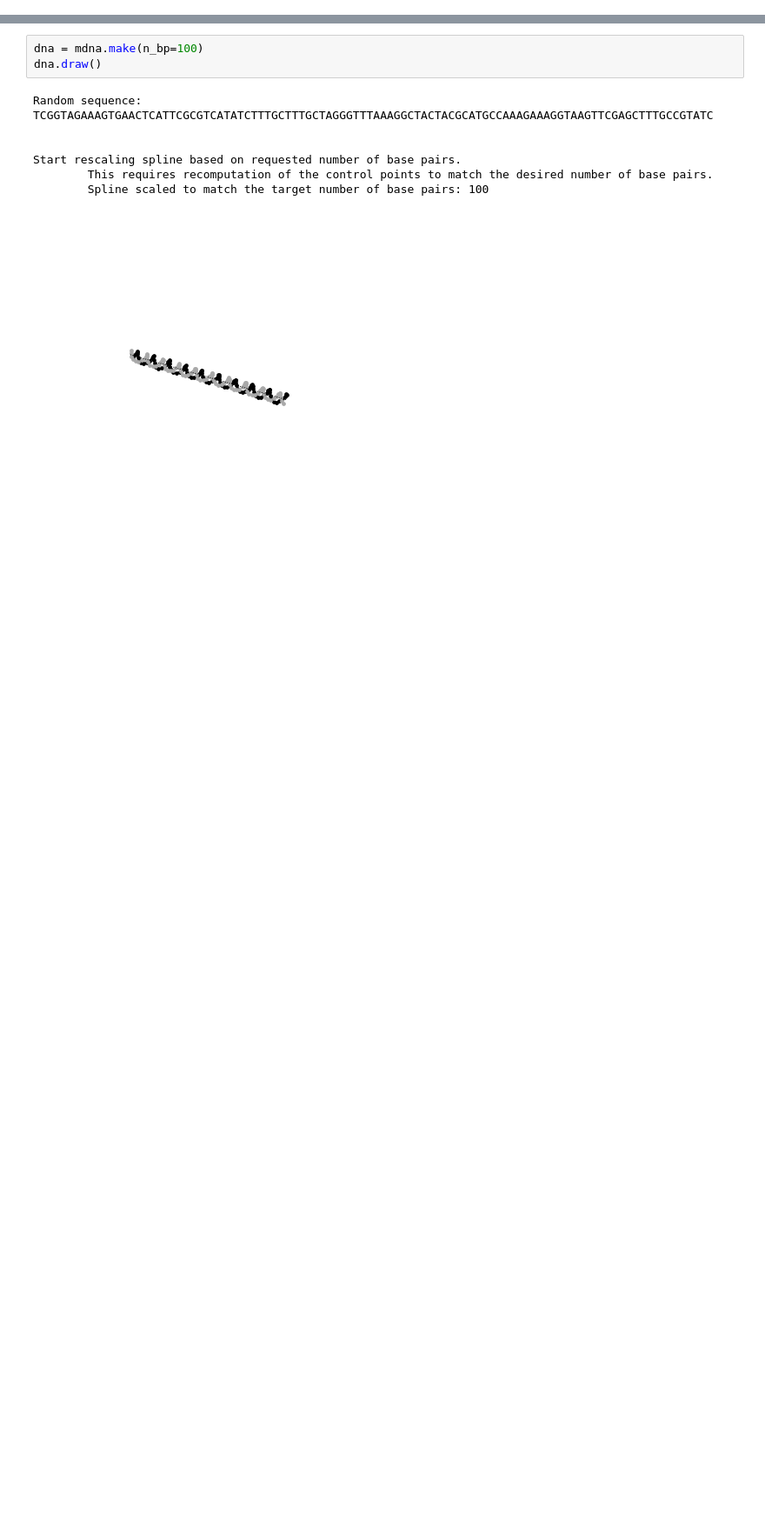
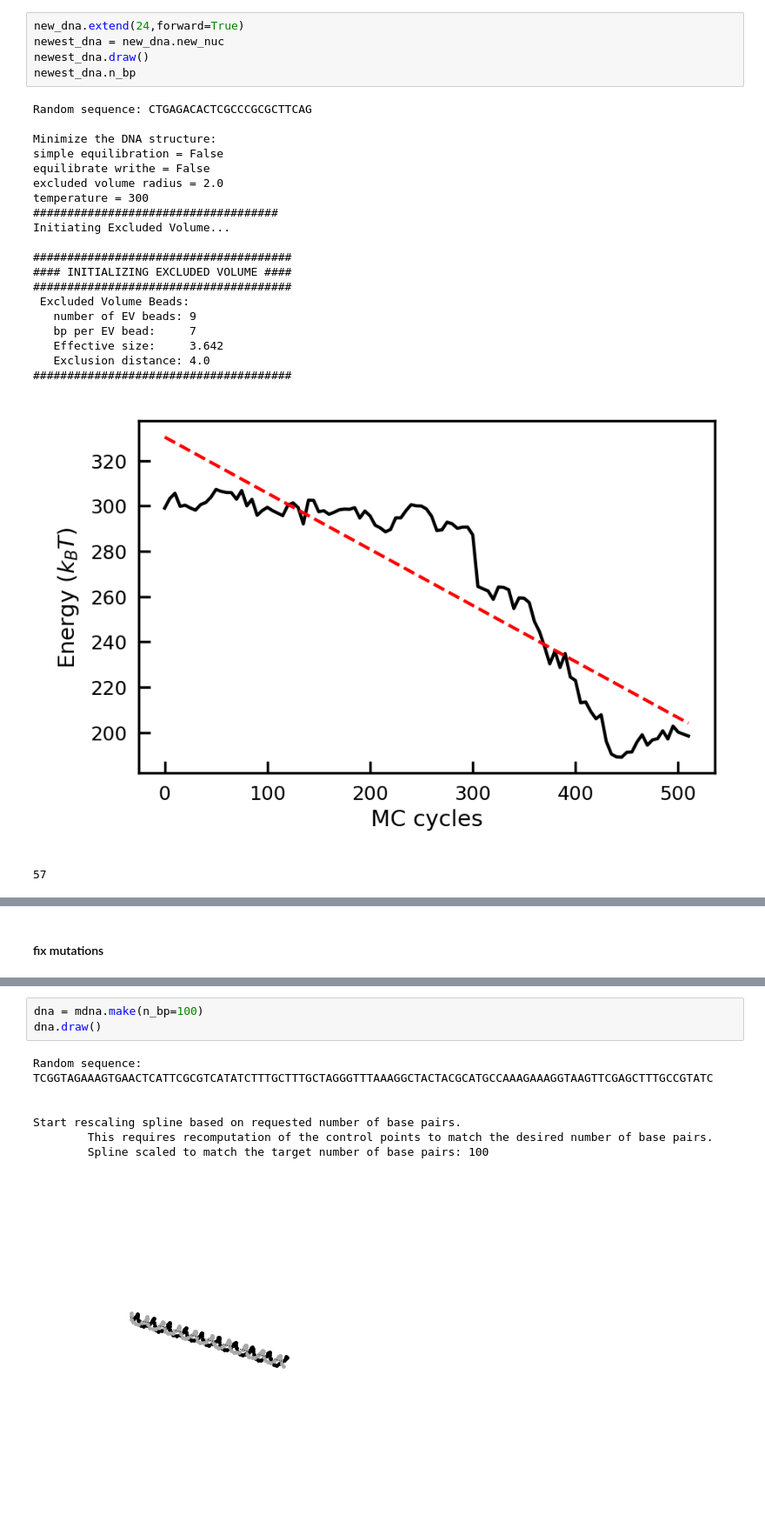
Before and after one commit to Heezch/mdna, a Jupyter notebook: studies/_orchestrate/demo.ipynb, the cells around one changed output, grey strips where cells are left out. Shown at 87% size. Drawn from its saved outputs; the diff is of its cells as text; blank space fills up the shorter version.

```diff
--- a/studies/_orchestrate/demo.ipynb
+++ b/studies/_orchestrate/demo.ipynb
@@ -16,0 +275,27 @@ The autoreload extension is already loaded. To reload it, use:
+# %%
+new_dna.extend(24,forward=True)
+newest_dna = new_dna.new_nuc
+newest_dna.draw()
+newest_dna.n_bp
+# %% [output]
+Random sequence: CTGAGACACTCGCCCGCGCTTCAG
+
+Minimize the DNA structure:
+simple equilibration = False
+equilibrate writhe = False
+excluded volume radius = 2.0
+temperature = 300
+####################################
+Initiating Excluded Volume...
+
+######################################
+#### INITIALIZING EXCLUDED VOLUME ####
+######################################
+ Excluded Volume Beads:
+   number of EV beads: 9
+   bp per EV bead:     7
+   Effective size:     3.642
+   Exclusion distance: 4.0
+######################################
+[figure, added]
+57
@@ -16,0 +303,2 @@ The autoreload extension is already loaded. To reload it, use:
+# %% [markdown]
+#### fix mutations
```
Also changed, not shown: parts of 20 cells of this notebook, 2 other files.
